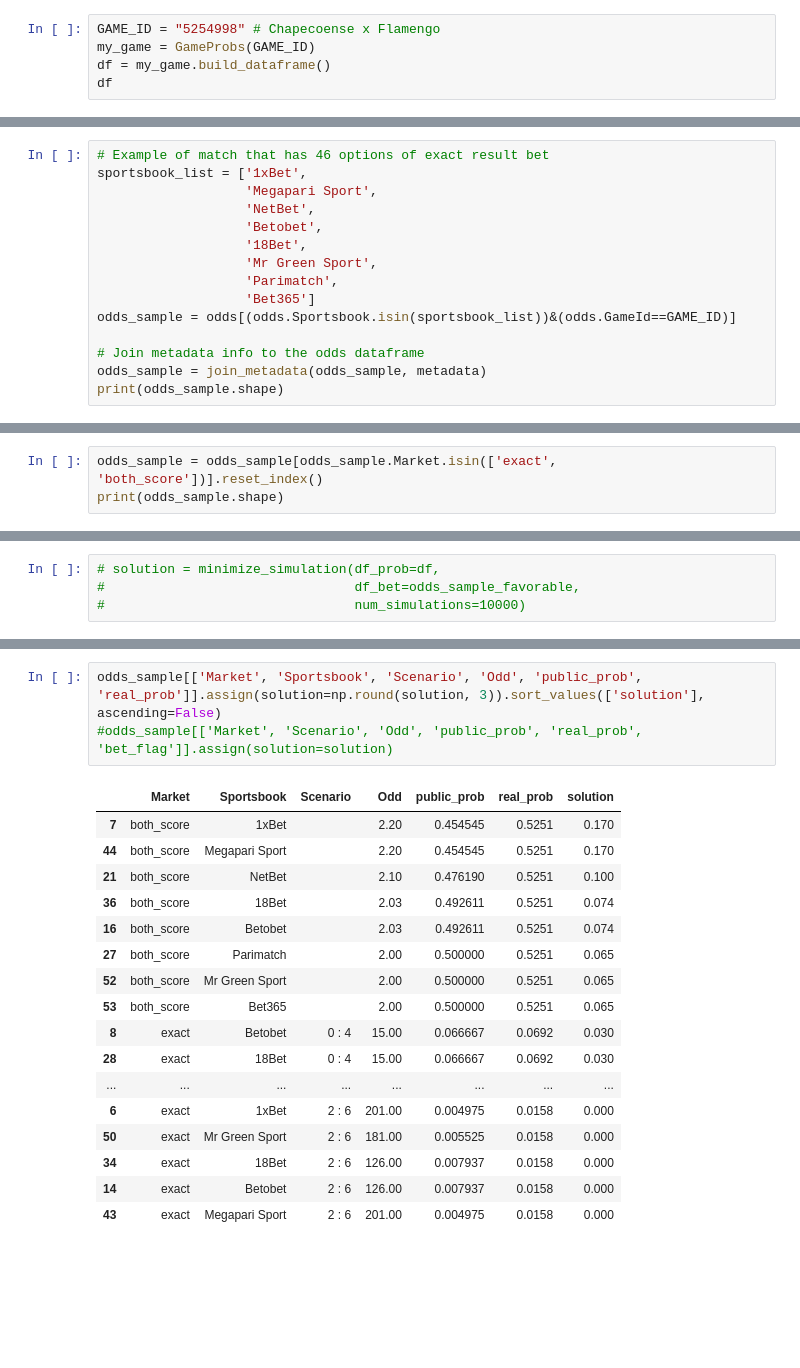
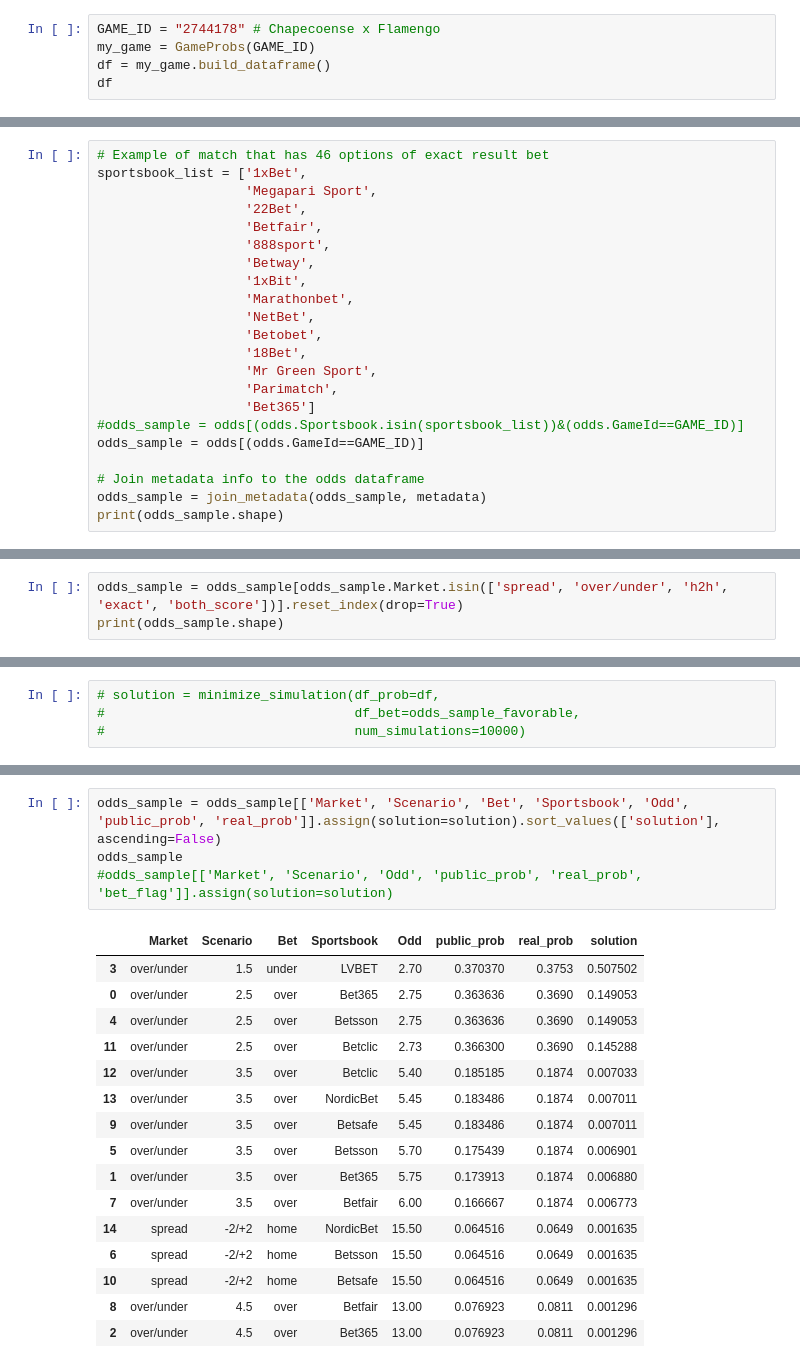
Before and after one commit to MarcosAugusto47/soccer-betting-strategy, a Jupyter notebook: notebook.ipynb, the cells around one changed output, grey strips where cells are left out. Drawn from its saved outputs; the diff is of its cells as text; blank space fills up the shorter version.

Commit message:
Testing for all sportsbooks and all markets

```diff
--- a/notebook.ipynb
+++ b/notebook.ipynb
@@ -48,5 +53,5 @@ Now, we create a bets dataframe for the game, considering multiple Sportsbooks,
 # %%
-GAME_ID = "5254998" # Chapecoense x Flamengo
+GAME_ID = "2744178" # Chapecoense x Flamengo
 my_game = GameProbs(GAME_ID)
 df = my_game.build_dataframe()
 df
@@ -63,13 +68,20 @@ df
 # Example of match that has 46 options of exact result bet
 sportsbook_list = ['1xBet',
                    'Megapari Sport',
+                   '22Bet',
+                   'Betfair',
+                   '888sport',
+                   'Betway',
+                   '1xBit',
+                   'Marathonbet',
                    'NetBet',
                    'Betobet',
                    '18Bet',
                    'Mr Green Sport',
                    'Parimatch',
                    'Bet365']
-odds_sample = odds[(odds.Sportsbook.isin(sportsbook_list))&(odds.GameId==GAME_ID)]
+#odds_sample = odds[(odds.Sportsbook.isin(sportsbook_list))&(odds.GameId==GAME_ID)]
+odds_sample = odds[(odds.GameId==GAME_ID)]
 
 # Join metadata info to the odds dataframe
 odds_sample = join_metadata(odds_sample, metadata)
@@ -96,6 +111,6 @@ odds_sample
 # %% [markdown]
 ## Bet Allocation (F2)
 # %%
-odds_sample = odds_sample[odds_sample.Market.isin(['exact', 'both_score'])].reset_index()
+odds_sample = odds_sample[odds_sample.Market.isin(['spread', 'over/under', 'h2h', 'exact', 'both_score'])].reset_index(drop=True)
 print(odds_sample.shape)
 # %% [output]
@@ -280,21 +316,21 @@ array([3.03115363e-02, 5.50187685e-03, 2.73747474e-03, 1.15332089e-03,
 # %%
-odds_sample[['Market', 'Sportsbook', 'Scenario', 'Odd', 'public_prob', 'real_prob']].assign(solution=np.round(solution, 3)).sort_values(['solution'], ascending=False)
+odds_sample = odds_sample[['Market', 'Scenario', 'Bet', 'Sportsbook', 'Odd', 'public_prob', 'real_prob']].assign(solution=solution).sort_values(['solution'], ascending=False)
+odds_sample
 #odds_sample[['Market', 'Scenario', 'Odd', 'public_prob', 'real_prob', 'bet_flag']].assign(solution=solution)
 # %% [output]
-|  | Market | Sportsbook | Scenario | Odd | public_prob | real_prob | solution |
-| 7 | both_score | 1xBet |  | 2.20 | 0.454545 | 0.5251 | 0.170 |
-| 44 | both_score | Megapari Sport |  | 2.20 | 0.454545 | 0.5251 | 0.170 |
-| 21 | both_score | NetBet |  | 2.10 | 0.476190 | 0.5251 | 0.100 |
-| 36 | both_score | 18Bet |  | 2.03 | 0.492611 | 0.5251 | 0.074 |
-| 16 | both_score | Betobet |  | 2.03 | 0.492611 | 0.5251 | 0.074 |
-| 27 | both_score | Parimatch |  | 2.00 | 0.500000 | 0.5251 | 0.065 |
-| 52 | both_score | Mr Green Sport |  | 2.00 | 0.500000 | 0.5251 | 0.065 |
-| 53 | both_score | Bet365 |  | 2.00 | 0.500000 | 0.5251 | 0.065 |
-| 8 | exact | Betobet | 0 : 4 | 15.00 | 0.066667 | 0.0692 | 0.030 |
-| 28 | exact | 18Bet | 0 : 4 | 15.00 | 0.066667 | 0.0692 | 0.030 |
-| ... | ... | ... | ... | ... | ... | ... | ... |
-| 6 | exact | 1xBet | 2 : 6 | 201.00 | 0.004975 | 0.0158 | 0.000 |
-| 50 | exact | Mr Green Sport | 2 : 6 | 181.00 | 0.005525 | 0.0158 | 0.000 |
-| 34 | exact | 18Bet | 2 : 6 | 126.00 | 0.007937 | 0.0158 | 0.000 |
-| 14 | exact | Betobet | 2 : 6 | 126.00 | 0.007937 | 0.0158 | 0.000 |
-| 43 | exact | Megapari Sport | 2 : 6 | 201.00 | 0.004975 | 0.0158 | 0.000 |
+|  | Market | Scenario | Bet | Sportsbook | Odd | public_prob | real_prob | solution |
+| 3 | over/under | 1.5 | under | LVBET | 2.70 | 0.370370 | 0.3753 | 0.507502 |
+| 0 | over/under | 2.5 | over | Bet365 | 2.75 | 0.363636 | 0.3690 | 0.149053 |
+| 4 | over/under | 2.5 | over | Betsson | 2.75 | 0.363636 | 0.3690 | 0.149053 |
+| 11 | over/under | 2.5 | over | Betclic | 2.73 | 0.366300 | 0.3690 | 0.145288 |
+| 12 | over/under | 3.5 | over | Betclic | 5.40 | 0.185185 | 0.1874 | 0.007033 |
+| 13 | over/under | 3.5 | over | NordicBet | 5.45 | 0.183486 | 0.1874 | 0.007011 |
+| 9 | over/under | 3.5 | over | Betsafe | 5.45 | 0.183486 | 0.1874 | 0.007011 |
+| 5 | over/under | 3.5 | over | Betsson | 5.70 | 0.175439 | 0.1874 | 0.006901 |
+| 1 | over/under | 3.5 | over | Bet365 | 5.75 | 0.173913 | 0.1874 | 0.006880 |
+| 7 | over/under | 3.5 | over | Betfair | 6.00 | 0.166667 | 0.1874 | 0.006773 |
+| 14 | spread | -2/+2 | home | NordicBet | 15.50 | 0.064516 | 0.0649 | 0.001635 |
+| 6 | spread | -2/+2 | home | Betsson | 15.50 | 0.064516 | 0.0649 | 0.001635 |
+| 10 | spread | -2/+2 | home | Betsafe | 15.50 | 0.064516 | 0.0649 | 0.001635 |
+| 8 | over/under | 4.5 | over | Betfair | 13.00 | 0.076923 | 0.0811 | 0.001296 |
+| 2 | over/under | 4.5 | over | Bet365 | 13.00 | 0.076923 | 0.0811 | 0.001296 |
```
Also changed, not shown: parts of 18 cells of this notebook, 1 other file.
